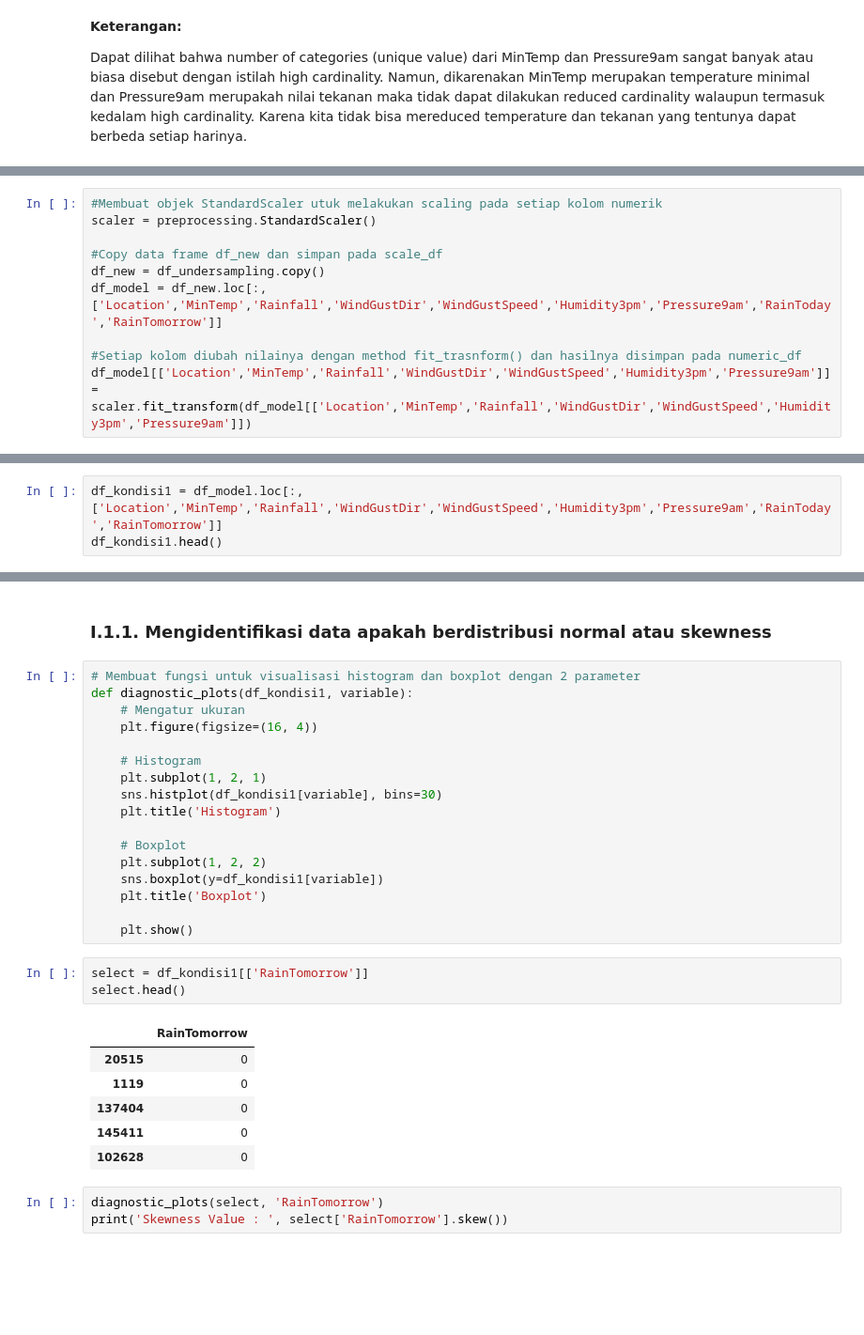
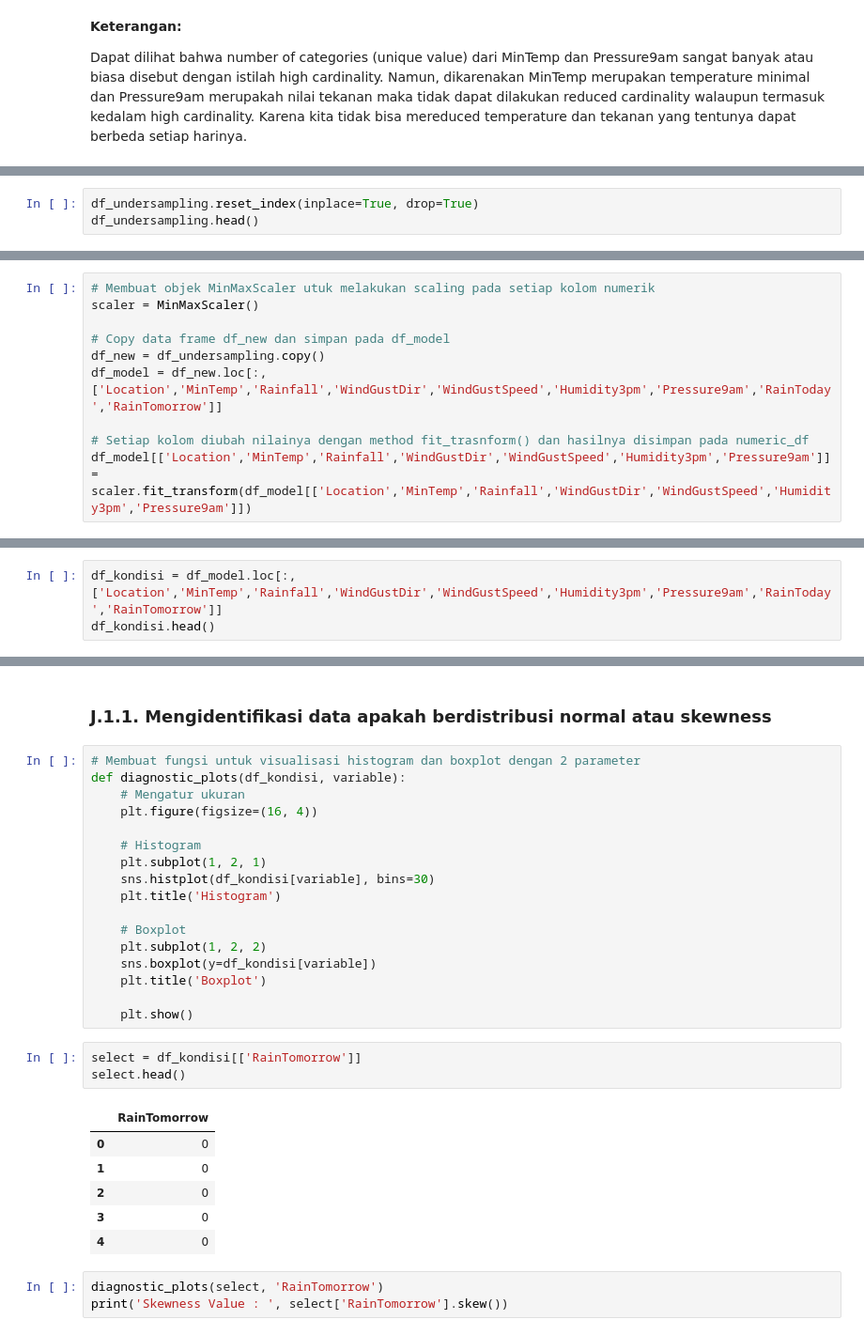
Before and after one commit to ria-fajriyah/Rain_in_Australia, a Jupyter notebook: PYTN_KampusMerdeka_fp2_Nurul Fajriyah Al Maulidiyah.ipynb, the cells around one changed output, grey strips where cells are left out. Shown at 94% size. Drawn from its saved outputs; the diff is of its cells as text; blank space fills up the shorter version.

```diff
--- a/PYTN_KampusMerdeka_fp2_Nurul Fajriyah Al Maulidiyah.ipynb
+++ b/PYTN_KampusMerdeka_fp2_Nurul Fajriyah Al Maulidiyah.ipynb
@@ -777,0 +782,3 @@ Bisa dilihat bahwa datanya sudah menyesuaikan nilai minoritas atau dalam hal ini
+# %%
+df_undersampling.reset_index(inplace=True, drop=True)
+df_undersampling.head()
@@ -781,12 +807,12 @@ Feature scaling adalah teknik untuk membuat skala data setiap fitur menjadi sama
 # %%
-#Membuat objek StandardScaler utuk melakukan scaling pada setiap kolom numerik
-scaler = preprocessing.StandardScaler()
+# Membuat objek MinMaxScaler utuk melakukan scaling pada setiap kolom numerik
+scaler = MinMaxScaler()
 
-#Copy data frame df_new dan simpan pada scale_df
+# Copy data frame df_new dan simpan pada df_model
 df_new = df_undersampling.copy()
 df_model = df_new.loc[:,['Location','MinTemp','Rainfall','WindGustDir','WindGustSpeed','Humidity3pm','Pressure9am','RainToday','RainTomorrow']]
 
-#Setiap kolom diubah nilainya dengan method fit_trasnform() dan hasilnya disimpan pada numeric_df
+# Setiap kolom diubah nilainya dengan method fit_trasnform() dan hasilnya disimpan pada numeric_df
 df_model[['Location','MinTemp','Rainfall','WindGustDir','WindGustSpeed','Humidity3pm','Pressure9am']] = scaler.fit_transform(df_model[['Location','MinTemp','Rainfall','WindGustDir','WindGustSpeed','Humidity3pm','Pressure9am']])
 # %%
 df_model.head()
@@ -806,5 +832,5 @@ Kondisi 1 adalah dengan melakukan label encoder.
 # %%
-df_kondisi1 = df_model.loc[:,['Location','MinTemp','Rainfall','WindGustDir','WindGustSpeed','Humidity3pm','Pressure9am','RainToday','RainTomorrow']]
-df_kondisi1.head()
+df_kondisi = df_model.loc[:,['Location','MinTemp','Rainfall','WindGustDir','WindGustSpeed','Humidity3pm','Pressure9am','RainToday','RainTomorrow']]
+df_kondisi.head()
 # %% [output]
 |  | Location | MinTemp | Rainfall | WindGustDir | WindGustSpeed | Humidity3pm | Pressure9am | RainToday | ... |
@@ -820,34 +846,34 @@ df_kondisi1['RainTomorrow'].value_counts()
 1    31877
 Name: RainTomorrow, dtype: int64
 # %% [markdown]
-### I.1.1. Mengidentifikasi data apakah berdistribusi normal atau skewness
+### J.1.1. Mengidentifikasi data apakah berdistribusi normal atau skewness
 # %%
 # Membuat fungsi untuk visualisasi histogram dan boxplot dengan 2 parameter
-def diagnostic_plots(df_kondisi1, variable):
+def diagnostic_plots(df_kondisi, variable):
     # Mengatur ukuran
     plt.figure(figsize=(16, 4))
 
     # Histogram
     plt.subplot(1, 2, 1)
-    sns.histplot(df_kondisi1[variable], bins=30)
+    sns.histplot(df_kondisi[variable], bins=30)
     plt.title('Histogram')
 
     # Boxplot
     plt.subplot(1, 2, 2)
-    sns.boxplot(y=df_kondisi1[variable])
+    sns.boxplot(y=df_kondisi[variable])
     plt.title('Boxplot')
 
     plt.show()
 # %%
-select = df_kondisi1[['RainTomorrow']]
+select = df_kondisi[['RainTomorrow']]
 select.head()
 # %% [output]
 |  | RainTomorrow |
-| 20515 | 0 |
-| 1119 | 0 |
-| 137404 | 0 |
-| 145411 | 0 |
-| 102628 | 0 |
+| 0 | 0 |
+| 1 | 0 |
+| 2 | 0 |
+| 3 | 0 |
+| 4 | 0 |
 # %%
 diagnostic_plots(select, 'RainTomorrow')
 print('Skewness Value : ', select['RainTomorrow'].skew())
```
Also changed, not shown: parts of 98 cells of this notebook.
